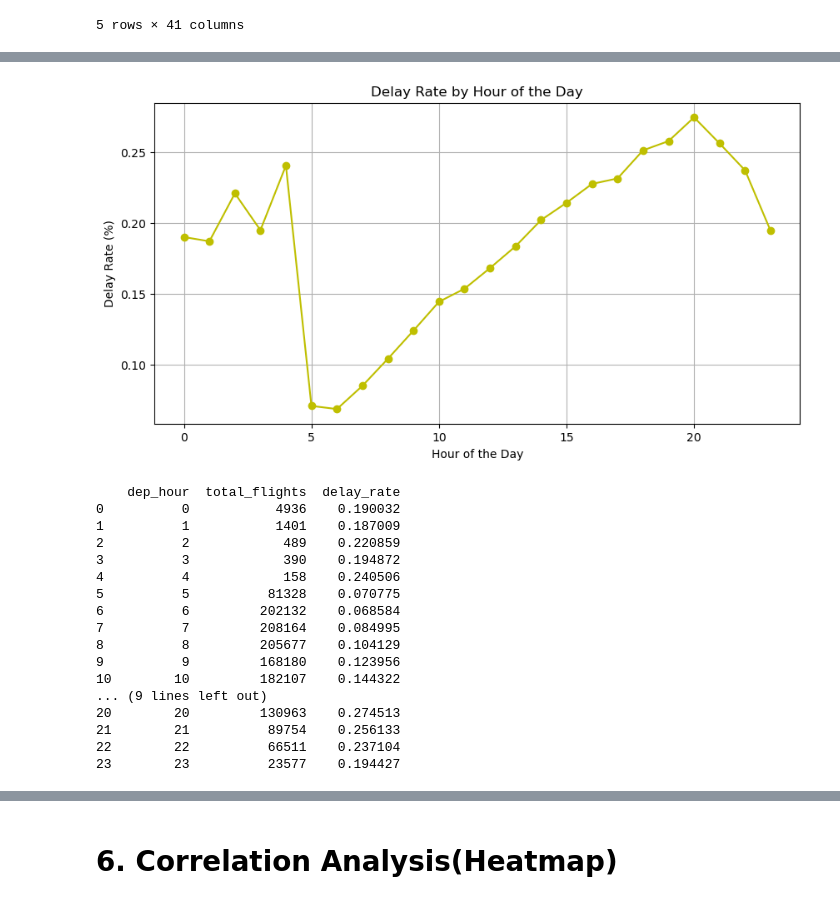
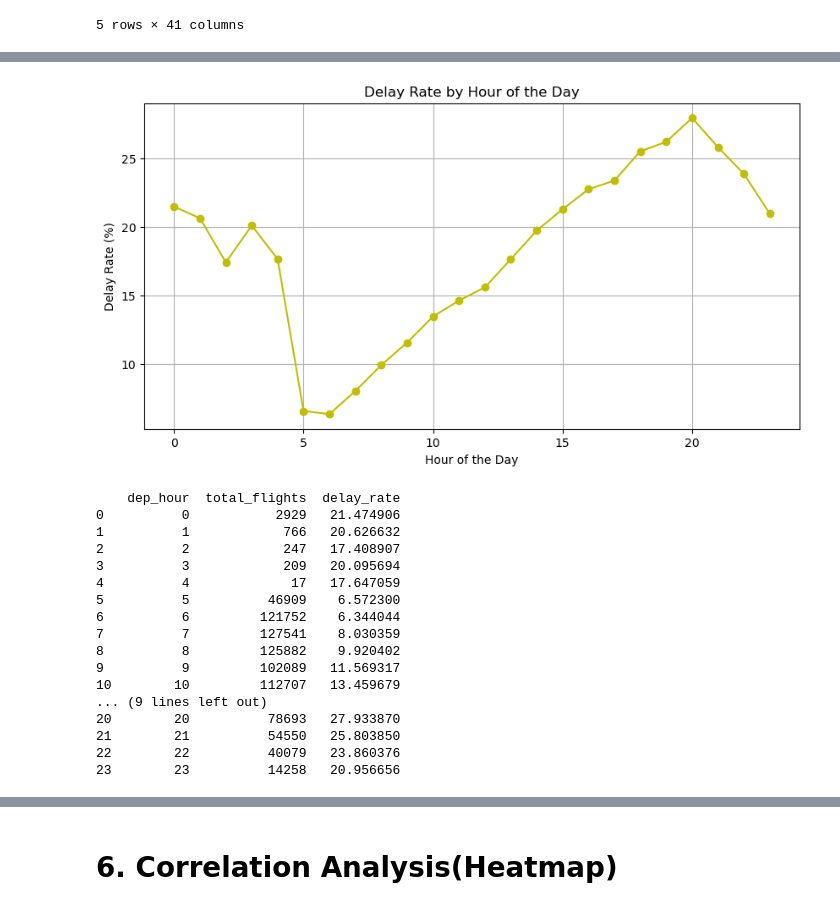
Before and after one commit to hanisohaan10/flight-delay-prediction, a Jupyter notebook: notebooks/04-EDA-Relationships.ipynb, the cells around one changed output, grey strips where cells are left out. Cells and saved outputs as stored; diff of their text form; code cells hidden in the pictures.

```diff
--- a/notebooks/04-EDA-Relationships.ipynb
+++ b/notebooks/04-EDA-Relationships.ipynb
@@ -14,8 +14,8 @@ import numpy as np
 import matplotlib.pyplot as plt
 import seaborn as sns
 
-# Load cleaned data
-df = pd.read_parquet(here("data/processed/clean.parquet"))
+# Load train data
+df = pd.read_parquet(here("data/processed/train.parquet"))
 print(df.columns)
 df.head()
 # %% [output]
@@ -44,51 +58,51 @@ Index(['Year', 'Quarter', 'Month', 'DayofMonth', 'DayOfWeek', 'FlightDate',
 # %%
 df["dep_hour"] = df["CRSDepTime"] // 100
 
 hour_wise_delay = (
     df.groupby("dep_hour")
     .agg(
         total_flights = ("DepDel15", "count"),
         delay_rate = ("DepDel15", "mean")
     )
     .reset_index()
 )
-airline_delay["delay_rate"] *= 100
+hour_wise_delay["delay_rate"] *= 100
 
 plt.figure(figsize=(10,5))
 
 plt.plot(
     hour_wise_delay["dep_hour"],
     hour_wise_delay["delay_rate"],
     marker="o",
     color = "y"
 )
 
 plt.xlabel("Hour of the Day")
 plt.ylabel("Delay Rate (%)")
 plt.title("Delay Rate by Hour of the Day")
 
 plt.grid(True)
 plt.show()
 
 print(hour_wise_delay)
 # %% [output]
-[figure, old version]
+[figure, new version]
     dep_hour  total_flights  delay_rate
-0          0           4936    0.190032
-1          1           1401    0.187009
-2          2            489    0.220859
-3          3            390    0.194872
-4          4            158    0.240506
-5          5          81328    0.070775
-6          6         202132    0.068584
-7          7         208164    0.084995
-8          8         205677    0.104129
-9          9         168180    0.123956
-10        10         182107    0.144322
+0          0           2929   21.474906
+1          1            766   20.626632
+2          2            247   17.408907
+3          3            209   20.095694
+4          4             17   17.647059
+5          5          46909    6.572300
+6          6         121752    6.344044
+7          7         127541    8.030359
+8          8         125882    9.920402
+9          9         102089   11.569317
+10        10         112707   13.459679
 ... (9 lines left out)
-20        20         130963    0.274513
-21        21          89754    0.256133
-22        22          66511    0.237104
-23        23          23577    0.194427
+20        20          78693   27.933870
+21        21          54550   25.803850
+22        22          40079   23.860376
+23        23          14258   20.956656
 # %% [markdown]
 # 2. Airline vs DepDel15
```
Also changed, not shown: parts of 11 cells of this notebook, 2 other files.
